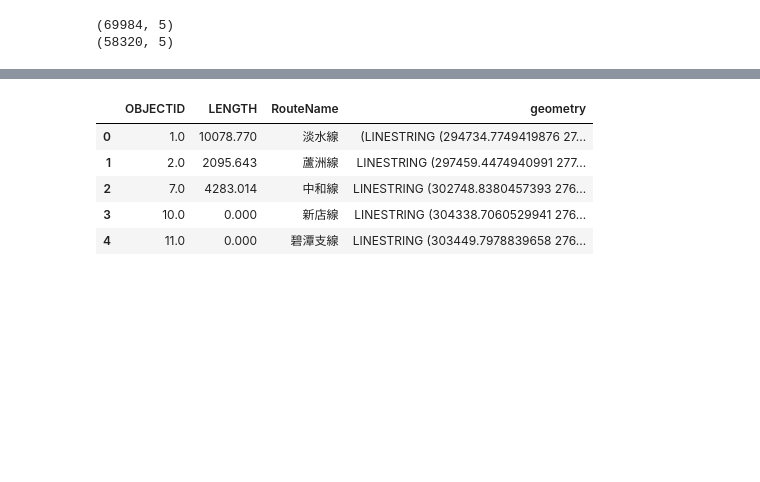
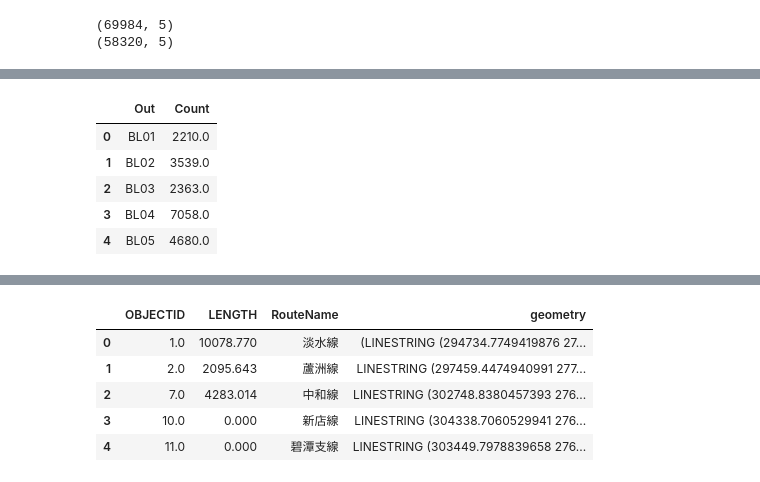
Before and after one commit to rxl204/Capstone, a Jupyter notebook: taipeiOD.ipynb, the cells around one changed output, grey strips where cells are left out. Cells and saved outputs as stored; diff of their text form; code cells hidden in the pictures; blank space fills up the shorter version.

```diff
--- a/taipeiOD.ipynb
+++ b/taipeiOD.ipynb
@@ -265,13 +274,21 @@ feb01PMPeak = feb01PMPeak.groupby(['In'])['Count'].sum().reset_index()
 # %%
 #filter for one day
 feb01 = feb.loc[feb['Date'] == '2017-02-01']
 #group data into AM and PM peak for plotting
 AMpeak = [5, 6, 7, 8, 9, 10]
 PMpeak = [15, 16, 17, 18, 19]
 feb01AMPeak = feb01.loc[feb01['Time'].isin(AMpeak)]
 feb01PMPeak = feb01.loc[feb01['Time'].isin(PMpeak)]
 #convert type 2 to type 1
 feb01AMPeak_OUT = feb01AMPeak.groupby(['Out'])['Count'].sum().reset_index()
 feb01PMPeak_OUT = feb01PMPeak.groupby(['Out'])['Count'].sum().reset_index()
+feb01PMPeak_OUT.head()
+# %% [output]
+|  | Out | Count |
+| 0 | BL01 | 2210.0 |
+| 1 | BL02 | 3539.0 |
+| 2 | BL03 | 2363.0 |
+| 3 | BL04 | 7058.0 |
+| 4 | BL05 | 4680.0 |
 # %%
 #merge with spatial data
```
Also changed, not shown: parts of 16 cells of this notebook.
